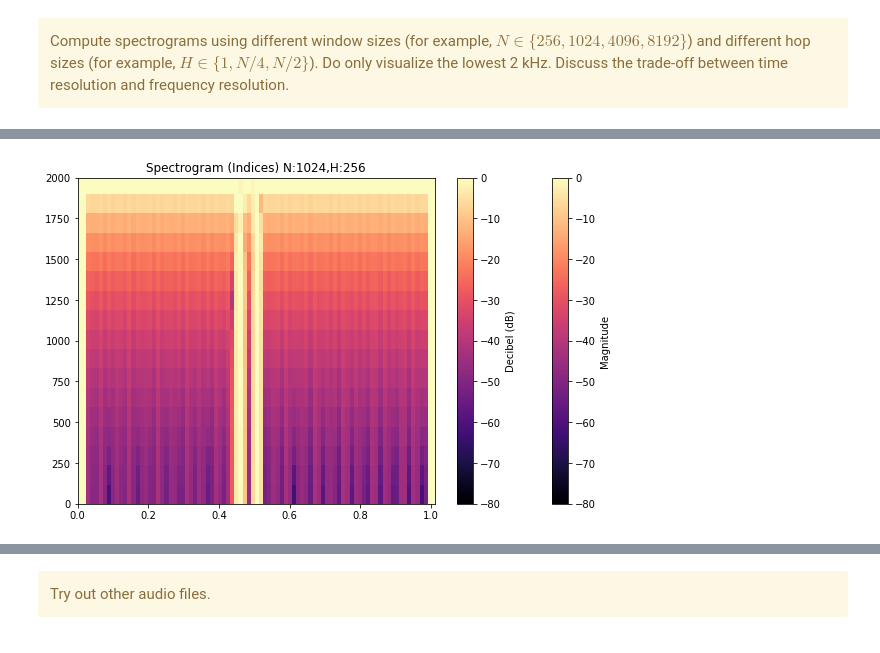
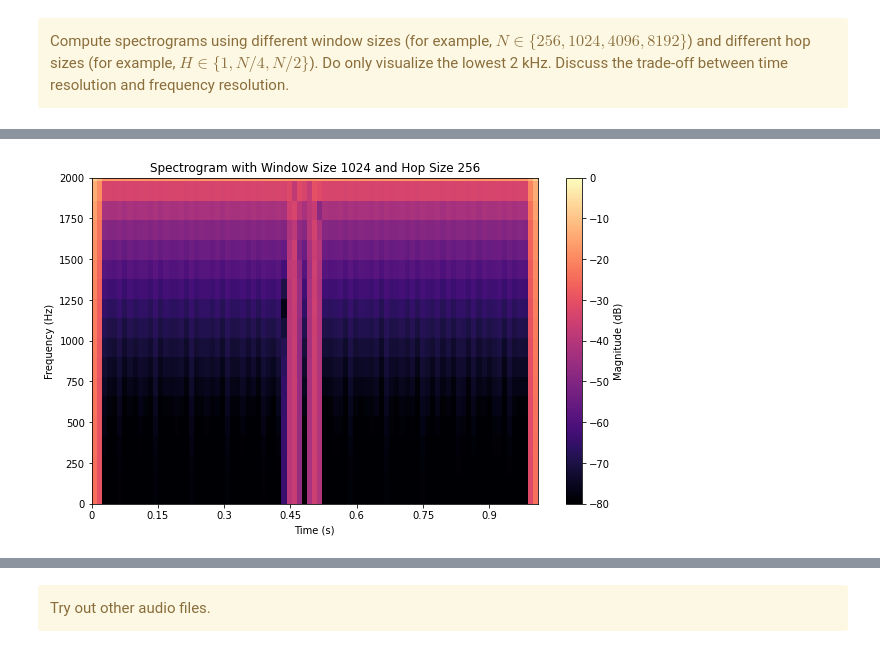
Before and after one commit to behroozbc/ext-exam, a Jupyter notebook: stft/stft_and_chroma_features.ipynb, the cells around one changed output, grey strips where cells are left out. Saved outputs shown, nothing was run; the diff lists cells and outputs as text; code cells hidden in the pictures.

Commit message:
good version

```diff
--- a/stft/stft_and_chroma_features.ipynb
+++ b/stft/stft_and_chroma_features.ipynb
@@ -305,7 +330,14 @@ Compute the spectrogram ${\mathcal Y}(m,k)$.
 </div>
 # %%
 import numpy as np
-Y = np.abs(X)**2
+
+# your code here...
+
+# Convert to magnitude
+magnitude = np.abs(stft_result)
+
+# Convert to power spectrogram (magnitude squared)
+magnitude = np.abs(stft_result) ** 2
 # %% [markdown]
 <div class="alert alert-block alert-warning">
 Compte the vector <samp>t</samp> containing the physical time positions (in seconds) of the time indices.
@@ -321,7 +360,8 @@ Compute vector <samp>f</samp> containing the frequency values (in Hertz) of the
 </div>
 # %%
 # your code here, compute f...
-num_bins = Y.shape[0]
+
+num_bins = magnitude.shape[0]
 f = np.arange(num_bins) * Fs / N
 # %% [markdown]
 <div class="alert alert-block alert-warning">
@@ -409,9 +452,11 @@ Next, use a logarithmic decibel-scale for visualizing the values ${\mathcal Y}(m
       $v \in {\mathbb R}$, the decibel value is $10 \log_{10}(v)$.)
 </div>
 # %%
-import numpy as np
 # your code here...
-debR= 10* np.log10(Y+np.finfo(float).eps)
+
+
+# Convert to decibel scale
+magnitude_db = 10 * np.log10(magnitude + 1e-10)  # Add a small epsilon to avoid log(0)
 # %% [markdown]
 <div class="alert alert-block alert-warning">
 Compute spectrograms using different window sizes
@@ -421,38 +466,67 @@ Compute spectrograms using different window sizes
       Discuss the trade-off between time resolution and frequency resolution.
 </div>
 # %%
-# your code here...
-from scipy import signal
 import numpy as np
+import matplotlib.pyplot as plt
 import librosa
+import librosa.display
+import soundfile as sf
 
-# Visualize the spectrogram
+# Load the audio file
+file_path = "files/Sound_TwoSineTwoImpulse.wav"  # Replace with the correct file name
+x, Fs = sf.read(file_path)
+if x.ndim > 1:  # Use the first channel if stereo
+    x = x[:, 0]
+
+# Define window sizes and corresponding hop sizes
 window_sizes = [256, 1024, 4096, 8192]
-hop_sizes = [1, lambda N: N//4, lambda N: N//2]
+hop_sizes = {N: [1, N // 4, N // 2] for N in window_sizes}
+max_freq = 2000  # Limit to 2 kHz for visualization
 
+# Loop through window and hop sizes
+for N in window_sizes:
+    for H in hop_sizes[N]:
+        # Compute STFT using librosa
+        stft_result = librosa.stft(
+            x,
+            n_fft=N,
+            hop_length=H,
+            win_length=N,
+            window="hann",
+            center=True,
+            pad_mode="constant",
+        )
+        # Compute power spectrogram (magnitude squared)
+        magnitude = np.abs(stft_result) ** 2
 
+        # Convert magnitude to decibel scale
+        magnitude_db = librosa.power_to_db(magnitude, ref=np.max)
 
+        # Create frequency and time axes for plotting
+        f = librosa.fft_frequencies(sr=Fs, n_fft=N)
+        t = librosa.frames_to_time(np.arange(stft_result.shape[1]), sr=Fs, hop_length=H)
 
-for N in window_sizes:
-        for hop_size in hop_sizes:
-            H = hop_size if isinstance(hop_size, int) else hop_size(N)
-            X = librosa.stft(x, n_fft=N, hop_length=H, win_length=N, window='hann',pad_mode='constant', center=True)
-            Y = np.abs(X)**2
-            f=librosa.fft_frequencies(sr=Fs,n_fft=N)
-            t=librosa.frames_to_time(np.arange(X.shape[1]),sr=Fs,hop_length=H)
-            mandb=10*np.log10(Y+np.finfo(float).eps)
-            plt.figure(figsize=(10, 6))  # Set an appropriate figure size
-            freqLimit=f<=2000
-            f=f[freqLimit]
-            mandb=mandb[freqLimit,:]
-            # Display the spectrogram using imshow
-            plt.imshow(mandb, aspect='auto', cmap='magma', origin='lower', extent=[0, mandb.shape[1]*H/Fs, 0, Fs/2], vmin=-80, vmax=0)
-            plt.colorbar(label='Magnitude')
-            plt.ylim([0, 2000]) # Visualize only the lowest 2 kHz
-            plt.colorbar(label='Decibel (dB)')
-            plt.title(f'Spectrogram (Indices) N:{N},H:{H}')
-plt.show()
+        # Limit to 2 kHz for visualization
+        freq_limit = f <= max_freq
+        f = f[freq_limit]
+        magnitude_db = magnitude_db[freq_limit, :]
 
-# The High N show us good percasive and good fer resoltion
-# The small N show us more hamonic
+        # Plot spectrogram
+        plt.figure(figsize=(10, 6))
+        librosa.display.specshow(
+            magnitude_db,
+            sr=Fs,
+            hop_length=H,
+            x_axis="time",
+            y_axis="hz",
+            cmap="magma",
+            vmax=0,
+            vmin=-80,
+        )
+        plt.ylim(0, max_freq)
+        plt.colorbar(label="Magnitude (dB)")
+        plt.title(f"Spectrogram with Window Size {N} and Hop Size {H}")
+        plt.xlabel("Time (s)")
+        plt.ylabel("Frequency (Hz)")
+        plt.show()
 # %% [output]
@@ -463 +537 @@ plt.show()
-[figure, old version]
+[figure, new version]
```
Also changed, not shown: parts of 25 cells of this notebook, 3 other files.
